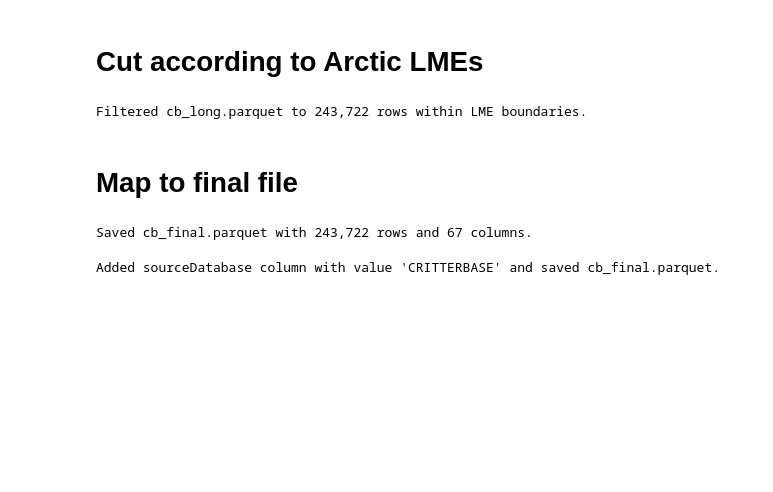
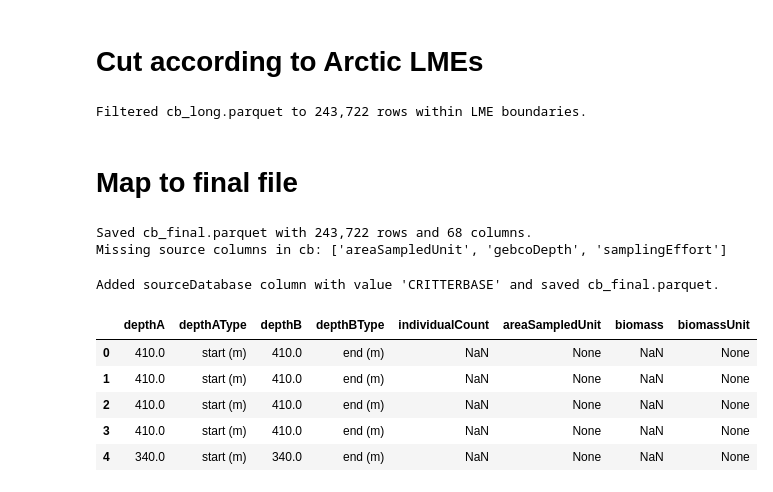
Before and after one commit to hanna-modin/benth-marc, a Jupyter notebook: CB/CB.ipynb, the cells around one changed output. Drawn from its saved outputs; the diff is of its cells as text; code cells hidden in the pictures; blank space fills up the shorter version.

```diff
--- a/CB/CB.ipynb
+++ b/CB/CB.ipynb
@@ -492,7 +405,7 @@ Filtered cb_long.parquet to 243,722 rows within LME boundaries.
 # %% [markdown]
 # Map to final file
 # %%
-cb = pd.read_parquet("cb_long_LME.parquet")
+cb = pd.read_parquet("cb_long.parquet")
 
 column_map = {
     "sourceID": "BiotaID",
@@ -525,6 +438,8 @@ column_map = {
     "validAuthority": "ValidAuthority",
     "aphiaID": "AphiaId (Accepted)",
     "individualCount": "individualCount",
+    "areaSampled": "areaSampled",
+    "areaSampledUnit": "areaSampledUnit",
     "samplingEffort": "samplingEffort",
     "biomass": "SumWet",
     "occurrenceRemarks": "Remark",
@@ -585,11 +500,12 @@ output_columns = [
     "validAuthority",
     "aphiaID",
     "individualCount",
+    "areaSampled",
+    "areaSampledUnit",
     "samplingEffort",
     "percentCoverage",
     "biomass",
     "biomassUnit",
-    "dryMass",
     "dynamicProperties",
     "basisOfRecord",
     "occurrenceRemarks",
@@ -628,7 +544,8 @@ print(f"Saved cb_final.parquet with {len(cb_final):,} rows and {len(cb_final.col
 if missing_sources:
     print("Missing source columns in cb:", sorted(set(missing_sources)))
 # %% [output]
-Saved cb_final.parquet with 243,722 rows and 67 columns.
+Saved cb_final.parquet with 243,722 rows and 68 columns.
+Missing source columns in cb: ['areaSampledUnit', 'gebcoDepth', 'samplingEffort']
 # %%
 cb_final = pd.read_parquet("cb_final.parquet")
 cb_final["sourceDatabase"] = "CRITTERBASE"
@@ -636,3 +553,20 @@ cb_final.to_parquet("cb_final.parquet", index=False)
 print("Added sourceDatabase column with value 'CRITTERBASE' and saved cb_final.parquet.")
 # %% [output]
 Added sourceDatabase column with value 'CRITTERBASE' and saved cb_final.parquet.
+# %%
+cb_final = pd.read_parquet("cb_final.parquet")
+
+cb_final.loc[cb_final["depthA"].notna(), "depthAType"] = "start (m)"
+cb_final.loc[cb_final["depthB"].notna(), "depthBType"] = "end (m)"
+cb_final.loc[cb_final["areaSampled"].notna(), "areaSampledUnit"] = "m2"
+cb_final.loc[cb_final["biomass"].notna(), "biomassUnit"] = "g/m2"
+
+cb_final.to_parquet("cb_final.parquet", index=False)
+cb_final[["depthA", "depthAType", "depthB", "depthBType", "individualCount", "areaSampledUnit", "biomass", "biomassUnit"]].head()
+# %% [output]
+|  | depthA | depthAType | depthB | depthBType | individualCount | areaSampledUnit | biomass | biomassUnit |
+| 0 | 410.0 | start (m) | 410.0 | end (m) | NaN | None | NaN | None |
+| 1 | 410.0 | start (m) | 410.0 | end (m) | NaN | None | NaN | None |
+| 2 | 410.0 | start (m) | 410.0 | end (m) | NaN | None | NaN | None |
+| 3 | 410.0 | start (m) | 410.0 | end (m) | NaN | None | NaN | None |
+| 4 | 340.0 | start (m) | 340.0 | end (m) | NaN | None | NaN | None |
```
Also changed, not shown: parts of 12 cells of this notebook, 3 other files.
